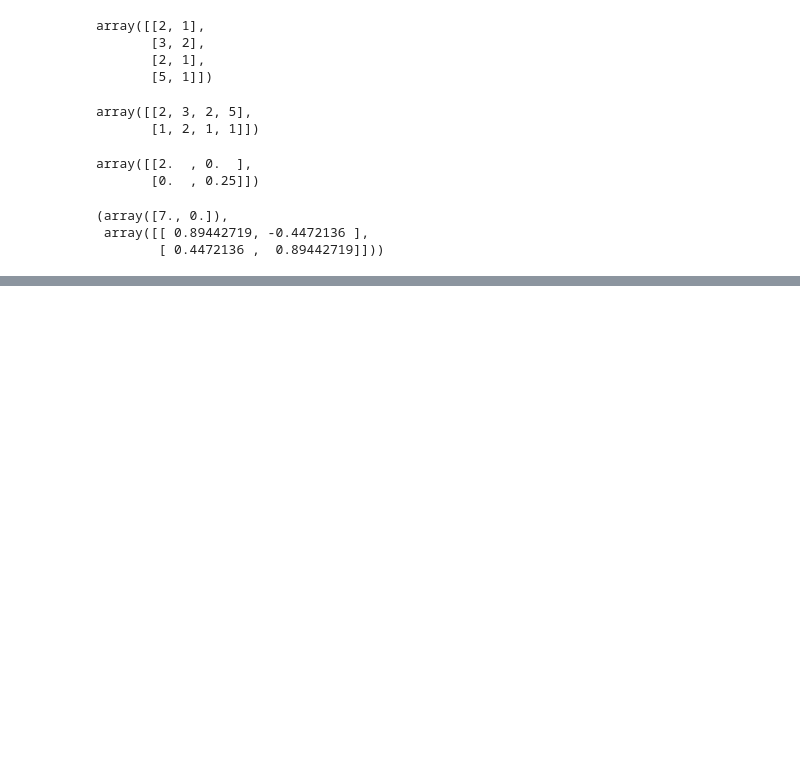
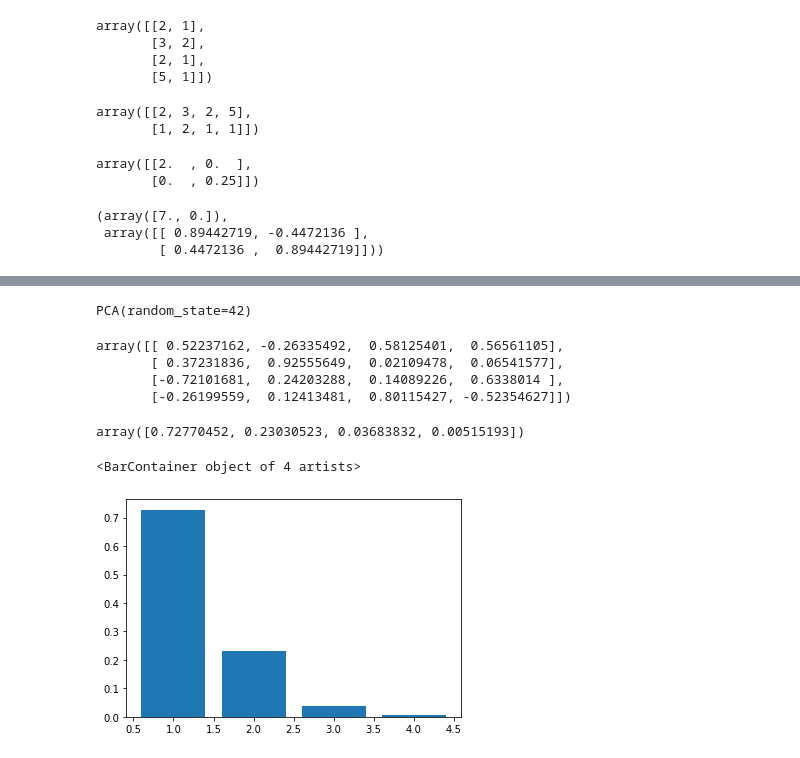
Before and after one commit to OggyMishra/j_notebooks, a Jupyter notebook: unsupervised-learning/pca/Untitled.ipynb, the cells around one changed output, grey strips where cells are left out. Saved outputs shown, nothing was run; the diff lists cells and outputs as text; code cells hidden in the pictures; blank space fills up the shorter version.

```diff
--- a/unsupervised-learning/pca/Untitled.ipynb
+++ b/unsupervised-learning/pca/Untitled.ipynb
@@ -104,0 +107,2 @@ np.linalg.eig(A)
+# %%
+data = pd.read_csv('Iris.csv')
@@ -104,0 +118,2 @@ np.linalg.eig(A)
+# %%
+ y = data.pop('iris')
@@ -104,0 +129,7 @@ np.linalg.eig(A)
+# %%
+# Scaling the data
+from sklearn.preprocessing import StandardScaler
+scalar = StandardScaler()
+X = data.copy()
+x = scalar.fit_transform(X)
+x
@@ -104,0 +158,17 @@ np.linalg.eig(A)
+# %%
+pca = PCA(random_state = 42)
+pca.fit(x)
+# %% [output]
+PCA(random_state=42)
+# %%
+# these are principal components:
+pca.components_
+# %% [output]
+array([[ 0.52237162, -0.26335492,  0.58125401,  0.56561105],
+       [ 0.37231836,  0.92555649,  0.02109478,  0.06541577],
+       [-0.72101681,  0.24203288,  0.14089226,  0.6338014 ],
+       [-0.26199559,  0.12413481,  0.80115427, -0.52354627]])
+# %%
+pca.explained_variance_ratio_
+# %% [output]
+array([0.72770452, 0.23030523, 0.03683832, 0.00515193])
@@ -104,0 +177,5 @@ np.linalg.eig(A)
+# %%
+plt.bar(range(1, len(pca.explained_variance_ratio_)+1), pca.explained_variance_ratio_)
+# %% [output]
+<BarContainer object of 4 artists>
+[figure, added]
```
Also changed, not shown: parts of 17 cells of this notebook, 14 other files.
